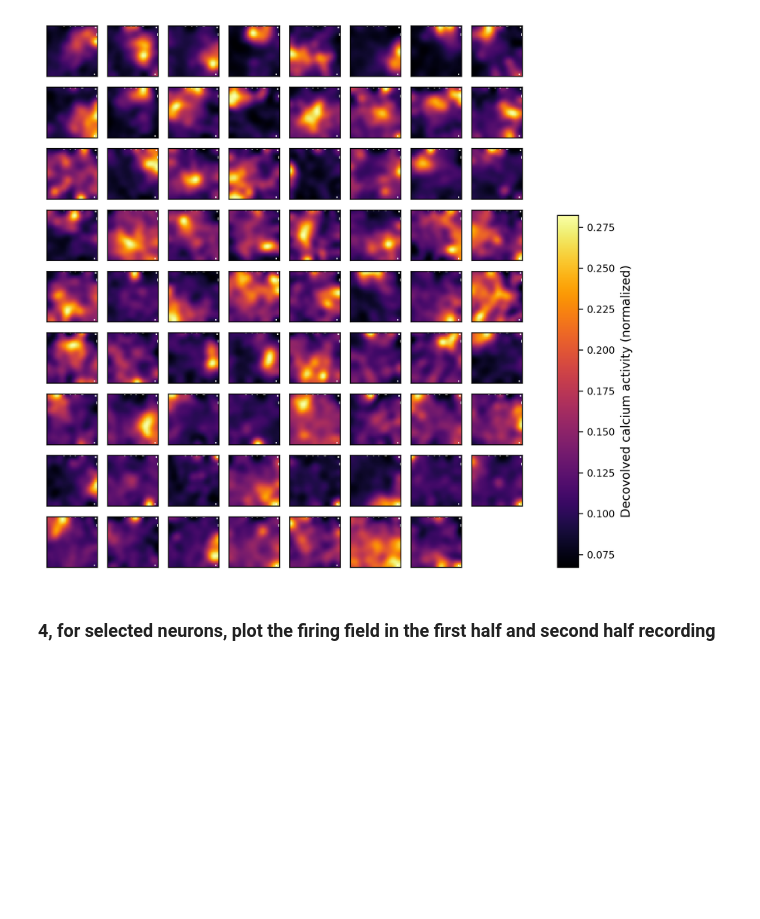
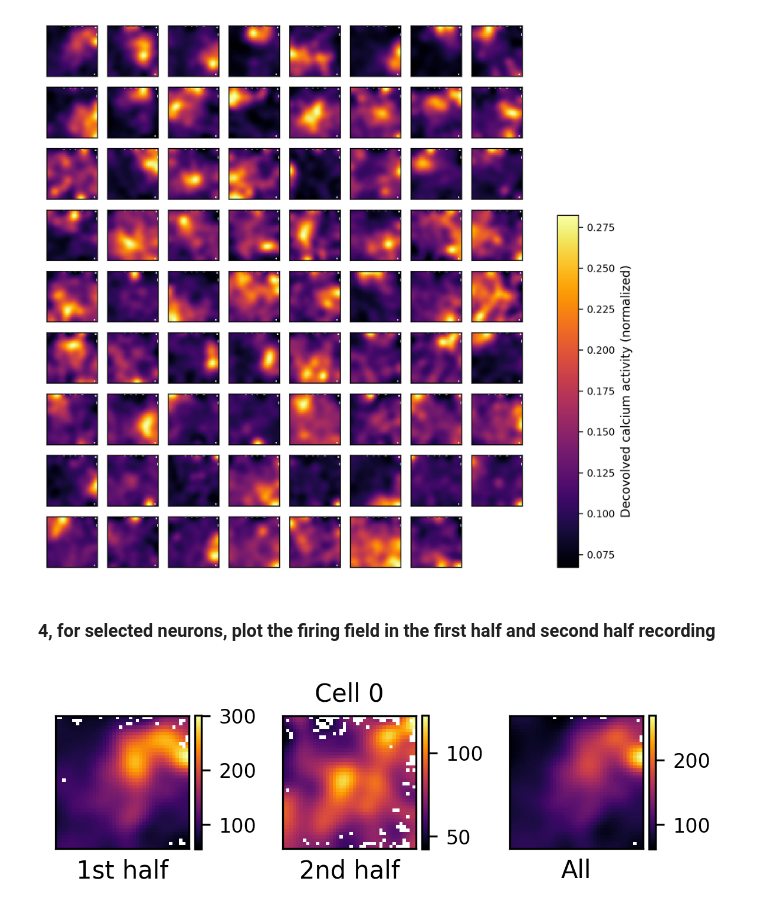
Before and after one commit to ZilongJi/2D2P, a Jupyter notebook: analysis_notebook/getfiringfield.ipynb, the cells around one changed output. Drawn from its saved outputs; the diff is of its cells as text; code cells hidden in the pictures; blank space fills up the shorter version.

```diff
--- a/analysis_notebook/getfiringfield.ipynb
+++ b/analysis_notebook/getfiringfield.ipynb
@@ -189,7 +191,7 @@ labelsize = 10
 ticksize = 8
 
 #for each neuron, calculate the tuning map
-for i in valid_maps.keys():
+for indx, i in enumerate(valid_maps.keys()):
     #first one plot the first half data
     fig, axs = plt.subplots(1, 3, figsize=(4, 1.5), dpi=300)
 
@@ -203,7 +205,7 @@ for i in valid_maps.keys():
                         peak_thres=1e8, cell_id = None, datafolder=None) #set peak_thres to a large number to avoid plotting
 
     img0 = axs[0].imshow(map1, cmap='inferno')
-    axs[0].set_title('1st half',  fontsize=labelsize)
+    axs[0].set_xlabel('1st half', fontsize=labelsize)
     #ticks off
     axs[0].set_xticks([]); axs[0].set_yticks([])
     #add colorbar with the same height as the image
@@ -216,34 +218,42 @@ for i in valid_maps.keys():
     half2_Traj_z = Traj_z[timestamps>=timestamps[len(timestamps)//2]]
     half2_timestamps = timestamps[timestamps>=timestamps[len(timestamps)//2]]
     map2 = getTuningMap(half2_spks_cells, half2_Traj_x, half2_Traj_z, half2_timestamps, VRsize=(1,1),
                         binsize=(0.025,0.025), sigma=3, speed_thres=0.025, boxcar_size=5, visit_thres=0.1,
                         peak_thres=1e8, cell_id = None, datafolder=None) #set peak_thres to a large number to avoid plotting
 
     img1 = axs[1].imshow(map2, cmap='inferno')
-    axs[1].set_title('2nd half', fontsize=labelsize)
+    axs[1].set_xlabel('2nd half', fontsize=labelsize)
     #ticks off
     axs[1].set_xticks([]); axs[1].set_yticks([])
     #add colorbar
     cbar2 = plt.colorbar(img1, ax=axs[1], fraction=0.046, pad=0.04)
     cbar2.ax.tick_params(labelsize=ticksize)
+    #set titke
+    axs[1].set_title('Cell '+str(i), fontsize=labelsize)
 
     #third one plot the whole data
     map3 = getTuningMap(spks[i], Traj_x, Traj_z, timestamps, VRsize=(1,1),
                         binsize=(0.025,0.025), sigma=3, speed_thres=0.025, boxcar_size=5, visit_thres=0.1,
                         peak_thres=1e8, cell_id = None, datafolder=None) #set peak_thres to a large number to avoid plotting
 
     img2 = axs[2].imshow(map3, cmap='inferno')
-    axs[2].set_title('All', fontsize=labelsize)
+    axs[2].set_xlabel('All', fontsize=labelsize)
     #ticks off
     axs[2].set_xticks([]); axs[2].set_yticks([])
     #add colorbar
     cbar3 = plt.colorbar(img2, ax=axs[2], fraction=0.046, pad=0.04)
     cbar3.ax.tick_params(labelsize=ticksize)
     #add colobar label
-    cbar3.set_label('Deconv', fontsize=ticksize)
+    #cbar3.set_label('Deconv', fontsize=ticksize)
 
     plt.tight_layout()
 
     #save the map
     plt.savefig(os.path.join(savefolder, 'firingmap_'+str(i)+'.pdf'), dpi=300)
-    plt.close()
+    #show the first figure here and close the others
+    if indx == 0:
+        plt.show()
+    else:
+        plt.close()
+# %% [output]
+[figure, added]
```
Also changed, not shown: parts of 10 cells of this notebook, 10 other files.
